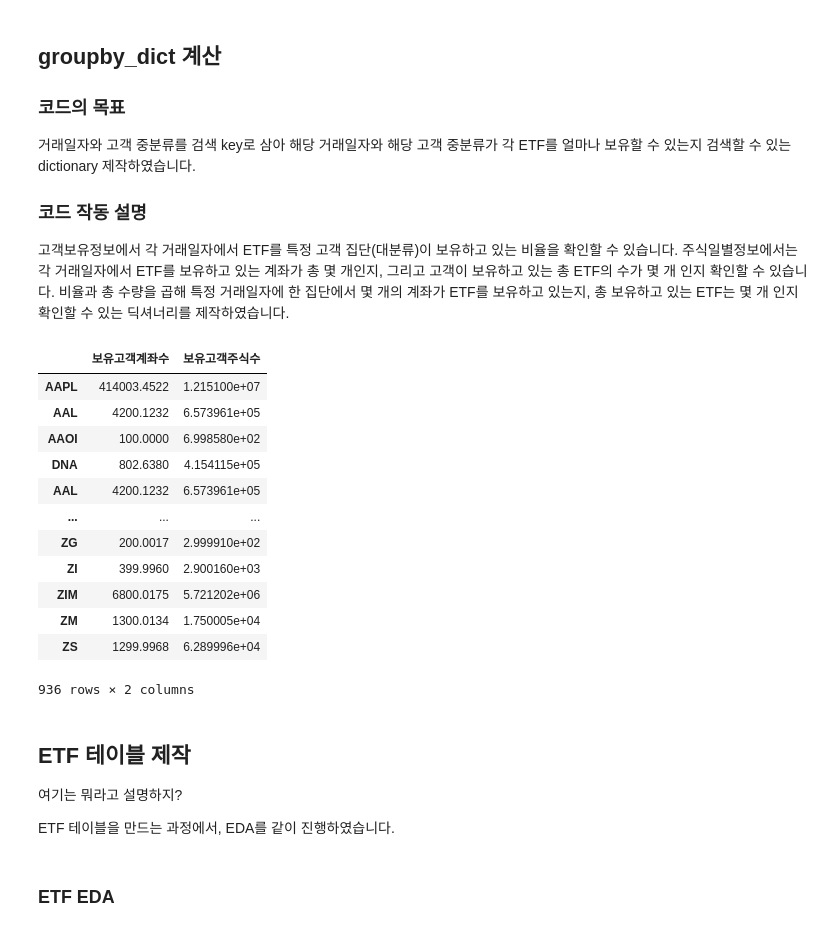
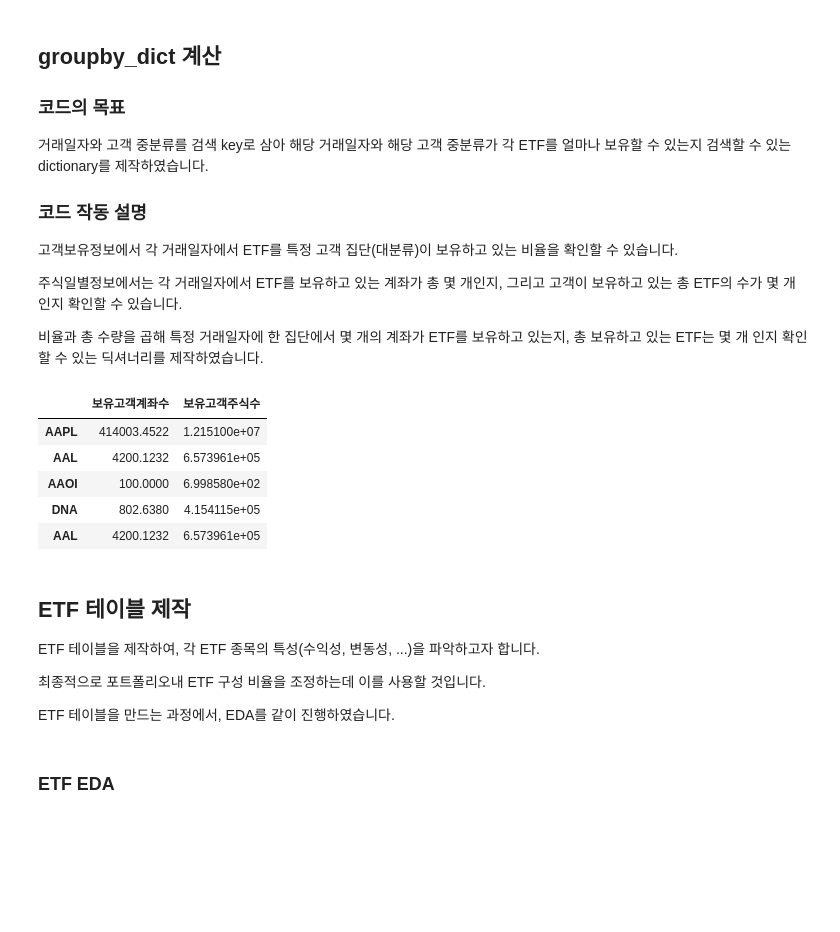
Before and after one commit to WonchanMoon/DSHY, a Jupyter notebook: EDA 실습/농협 공모전/main_upload.ipynb, the cells around one changed output. Cells and saved outputs as stored; diff of their text form; code cells hidden in the pictures; blank space fills up the shorter version.

```diff
--- a/EDA 실습/농협 공모전/main_upload.ipynb
+++ b/EDA 실습/농협 공모전/main_upload.ipynb
@@ -96,11 +97,13 @@ ETF점수정보 = ETF점수정보.map(lambda x: x.strip() if isinstance(x, str)
 # %% [markdown]
 ## groupby_dict 계산
 ### 코드의 목표
-거래일자와 고객 중분류를 검색 key로 삼아 해당 거래일자와 해당 고객 중분류가 각 ETF를 얼마나 보유할 수 있는지 검색할 수 있는 dictionary 제작하였습니다.
+거래일자와 고객 중분류를 검색 key로 삼아 해당 거래일자와 해당 고객 중분류가 각 ETF를 얼마나 보유할 수 있는지 검색할 수 있는 dictionary를 제작하였습니다.
 
 ### 코드 작동 설명
 고객보유정보에서 각 거래일자에서 ETF를 특정 고객 집단(대분류)이 보유하고 있는 비율을 확인할 수 있습니다.
+
 주식일별정보에서는 각 거래일자에서 ETF를 보유하고 있는 계좌가 총 몇 개인지, 그리고 고객이 보유하고 있는 총 ETF의 수가 몇 개 인지 확인할 수 있습니다.
+
 비율과 총 수량을 곱해 특정 거래일자에 한 집단에서 몇 개의 계좌가 ETF를 보유하고 있는지, 총 보유하고 있는 ETF는 몇 개 인지 확인할 수 있는 딕셔너리를 제작하였습니다.
 # %%
 # 원하는 날짜의 거래를 필터링 하는 함수
@@ -166,28 +169,23 @@ with open(file_path, 'wb') as f:
 # %%
 # 이미 만들어 놓은 딕셔너리를 불러와서 사용할 수 있도록 함.
 with open('날짜및고객분류별보유ETF.pkl', 'rb') as f:
     groupby_dict = pickle.load(f)
 
 # 딕셔너리 예시 확인
-groupby_dict[(20240726, 11)]
+groupby_dict[(20240726, 11)].head()
 #2024년 7월 26일에, 11(투자고수)의 ETF 보유 목록 확인.
 # %% [output]
 |  | 보유고객계좌수 | 보유고객주식수 |
 | AAPL | 414003.4522 | 1.215100e+07 |
 | AAL | 4200.1232 | 6.573961e+05 |
 | AAOI | 100.0000 | 6.998580e+02 |
 | DNA | 802.6380 | 4.154115e+05 |
 | AAL | 4200.1232 | 6.573961e+05 |
-| ... | ... | ... |
-| ZG | 200.0017 | 2.999910e+02 |
-| ZI | 399.9960 | 2.900160e+03 |
-| ZIM | 6800.0175 | 5.721202e+06 |
-| ZM | 1300.0134 | 1.750005e+04 |
-| ZS | 1299.9968 | 6.289996e+04 |
-936 rows × 2 columns
 # %% [markdown]
 ## ETF 테이블 제작
-여기는 뭐라고 설명하지?
+ETF 테이블을 제작하여, 각 ETF 종목의 특성(수익성, 변동성, ...)을 파악하고자 합니다.
+
+최종적으로 포트폴리오내 ETF 구성 비율을 조정하는데 이를 사용할 것입니다.
 
 ETF 테이블을 만드는 과정에서, EDA를 같이 진행하였습니다.
 # %% [markdown]
```
Also changed, not shown: parts of 24 cells of this notebook.
